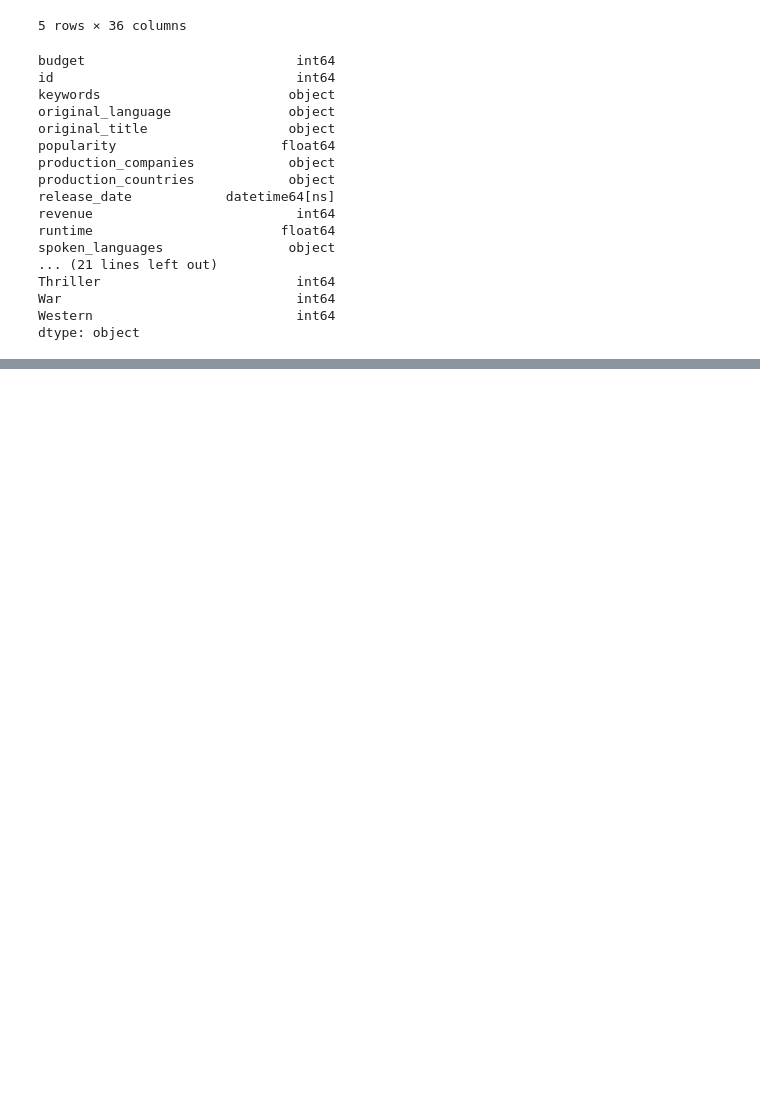
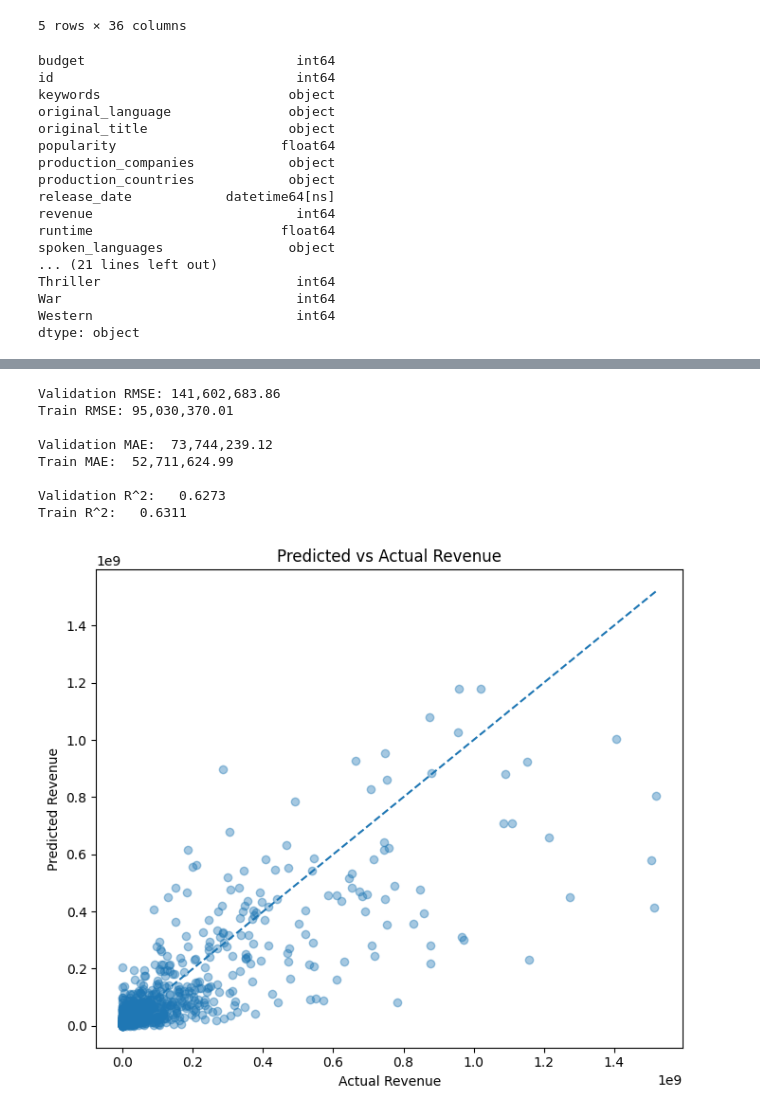
Before and after one commit to fdac25/movieRatings, a Jupyter notebook: code.ipynb, the cells around one changed output, grey strips where cells are left out. Saved outputs shown, nothing was run; the diff lists cells and outputs as text; code cells hidden in the pictures; blank space fills up the shorter version.

Commit message:
Added Basic MLPRegressor w/ minor hyperparam tuning

```diff
--- a/code.ipynb
+++ b/code.ipynb
@@ -290,0 +325,7 @@ dtype: object
+# %%
+cols = ['release_date', 'id', 'keywords', 'original_language', 'original_title', 'popularity', 'production_companies',
+                          'production_countries', 'spoken_languages', 'vote_average', 'vote_count', 'cast', 'crew']
+train_X.drop(columns=cols, inplace=True)
+val_X.drop(columns=cols, inplace=True)
+
+train_X.head()
@@ -290,0 +340,70 @@ dtype: object
+# %%
+transform = ColumnTransformer(
+    transformers=[
+       # ('OHE', OneHotEncoder(handle_unknown='ignore'), []),
+        ('standard', StandardScaler(), ['budget']),
+        ('minmax', MinMaxScaler(), ['runtime', 'release_year', 'release_quarter']),
+    ],
+    remainder='passthrough'
+)
+
+model = make_pipeline(
+    transform,
+    MLPRegressor(
+        hidden_layer_sizes=(128, 64, 32),
+        learning_rate_init=.01, # Default .001
+        # alpha=.001, # Default .0001 - L2 reg
+        max_iter=1000,
+        random_state=865
+    )
+)
+
+model.fit(train_X, train_y)
+
+y_pred = model.predict(val_X)
+train_pred = model.predict(train_X)
+
+rmse = np.sqrt(mean_squared_error(val_y, y_pred))
+train_rmse = np.sqrt(mean_squared_error(train_y, train_pred))
+mae = mean_absolute_error(val_y, y_pred)
+train_mae = mean_absolute_error(train_y, train_pred)
+r2 = r2_score(val_y, y_pred)
+train_r2 = r2_score(train_y, train_pred)
+
+print(f"Validation RMSE: {rmse:,.2f}")
+print(f"Train RMSE: {train_rmse:,.2f}")
+print(f"\nValidation MAE:  {mae:,.2f}")
+print(f"Train MAE:  {train_mae:,.2f}")
+print(f"\nValidation R^2:   {r2:.4f}")
+print(f"Train R^2:   {train_r2:.4f}")
+
+plt.figure(figsize=(7, 6))
+plt.scatter(val_y, y_pred, alpha=0.4)
+plt.plot([val_y.min(), val_y.max()],
+         [val_y.min(), val_y.max()],
+         linestyle="--")
+
+plt.xlabel("Actual Revenue")
+plt.ylabel("Predicted Revenue")
+plt.title("Predicted vs Actual Revenue")
+plt.tight_layout()
+plt.show()
+
+residuals = val_y - y_pred
+plt.figure(figsize=(7, 6))
+plt.hist(residuals, bins=40, alpha=0.7)
+plt.xlabel("Residual (Actual - Predicted)")
+plt.ylabel("Frequency")
+plt.title("Residual Distribution")
+plt.tight_layout()
+plt.show()
+# %% [output]
+Validation RMSE: 141,602,683.86
+Train RMSE: 95,030,370.01
+
+Validation MAE:  73,744,239.12
+Train MAE:  52,711,624.99
+
+Validation R^2:   0.6273
+Train R^2:   0.6311
+[figure, added]
```
Also changed, not shown: parts of 7 cells of this notebook.
